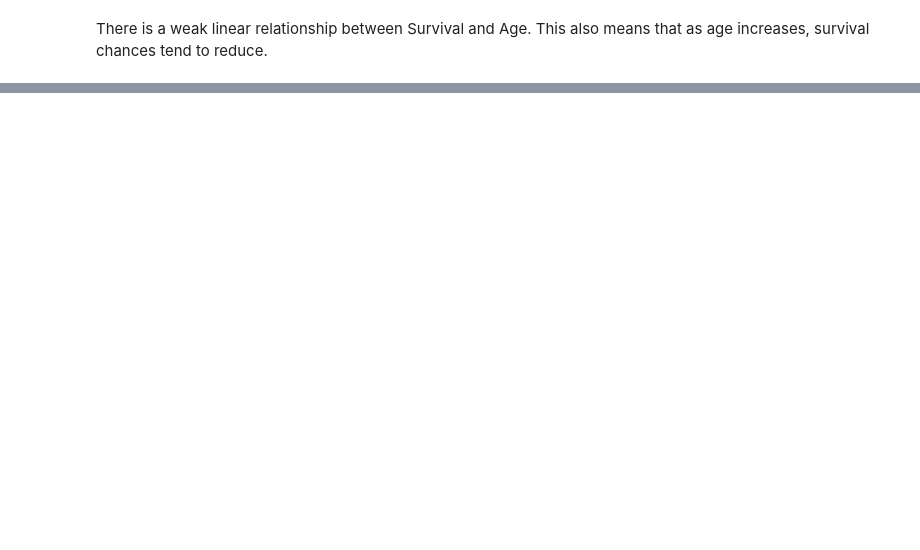
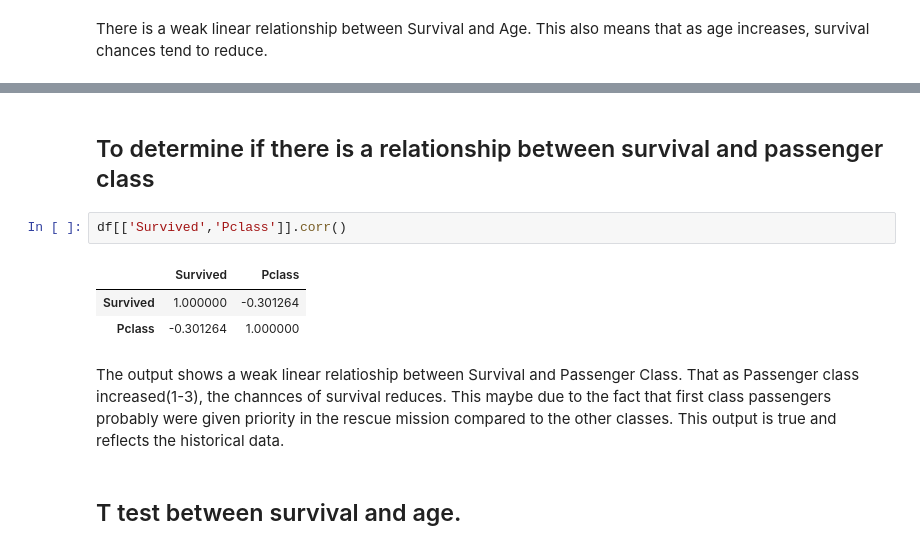
Before and after one commit to BriegeMeso/Titanic-Data-Analysis, a Jupyter notebook: titanic.ipynb, the cells around one changed output, grey strips where cells are left out. Saved outputs shown, nothing was run; the diff lists cells and outputs as text; blank space fills up the shorter version.

```diff
--- a/titanic.ipynb
+++ b/titanic.ipynb
@@ -399,0 +419,12 @@ There is a weak linear relationship between Survival and Age. This also means th
+# %% [markdown]
+## To determine if there is a relationship between survival and passenger class
+# %%
+df[['Survived','Pclass']].corr()
+# %% [output]
+|  | Survived | Pclass |
+| Survived | 1.000000 | -0.301264 |
+| Pclass | -0.301264 | 1.000000 |
+# %% [markdown]
+The output shows a weak linear relatioship between Survival and Passenger Class. That as Passenger class increased(1-3), the channces of survival reduces. This maybe due to the fact that first class passengers probably were given priority in the rescue mission compared to the other classes. This output is true and reflects the historical data.
+# %% [markdown]
+## T test between survival and age.
```
Also changed, not shown: parts of 7 cells of this notebook.
